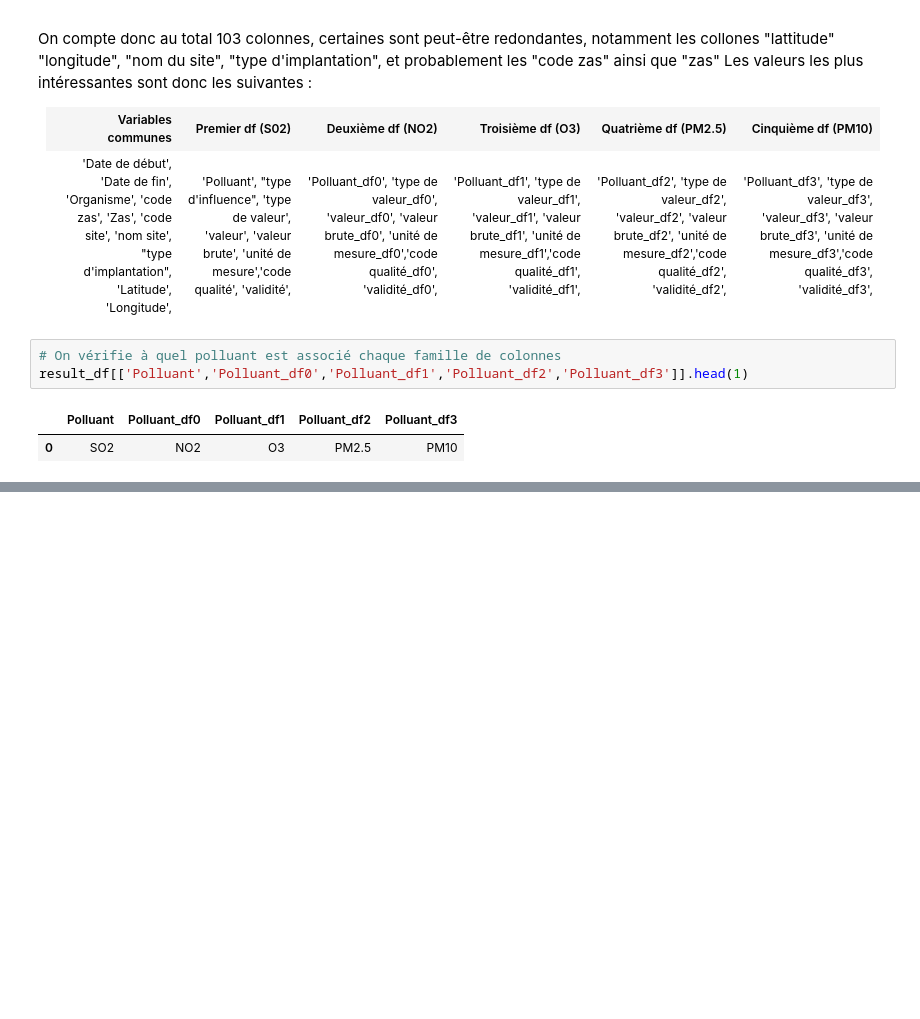
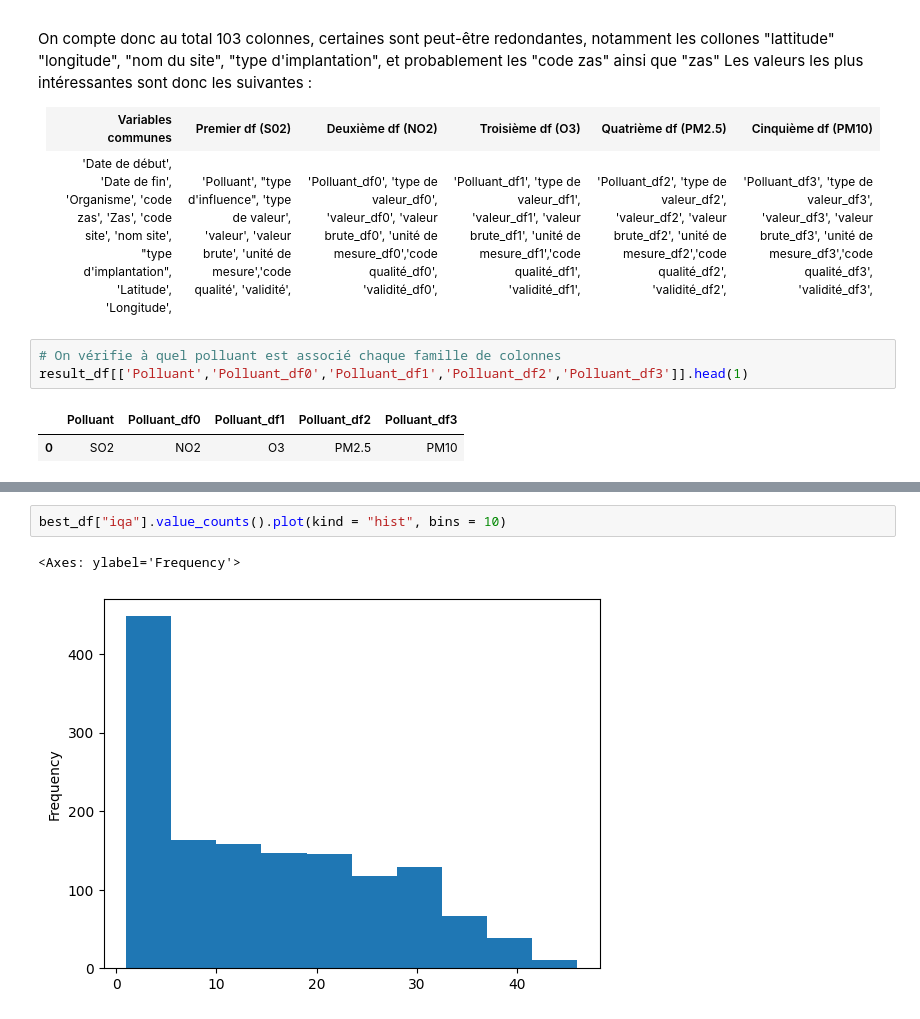
Before and after one commit to Antoine-Merienne/Projet-data-science-Mornand-Merienne, a Jupyter notebook: notebook_projet.ipynb, the cells around one changed output, grey strips where cells are left out. Cells and saved outputs as stored; diff of their text form; blank space fills up the shorter version.

```diff
--- a/notebook_projet.ipynb
+++ b/notebook_projet.ipynb
@@ -202,0 +314,5 @@ missing_values
+# %%
+best_df["iqa"].value_counts().plot(kind = "hist", bins = 10)
+# %% [output]
+<Axes: ylabel='Frequency'>
+[figure, added]
```
Also changed, not shown: parts of 16 cells of this notebook.
